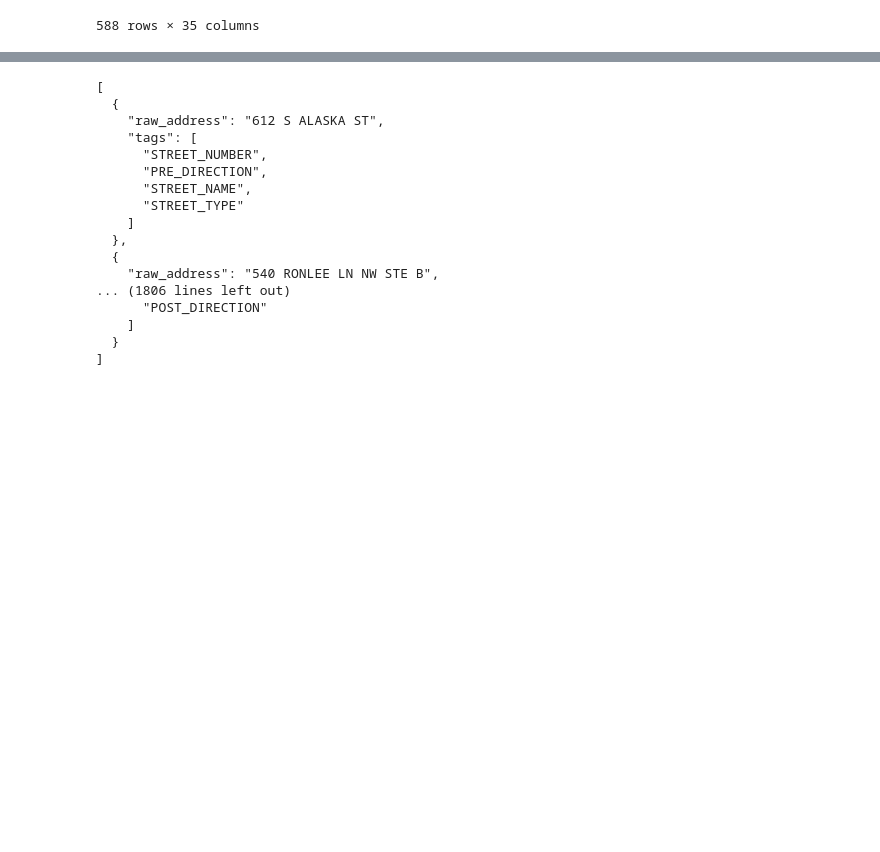
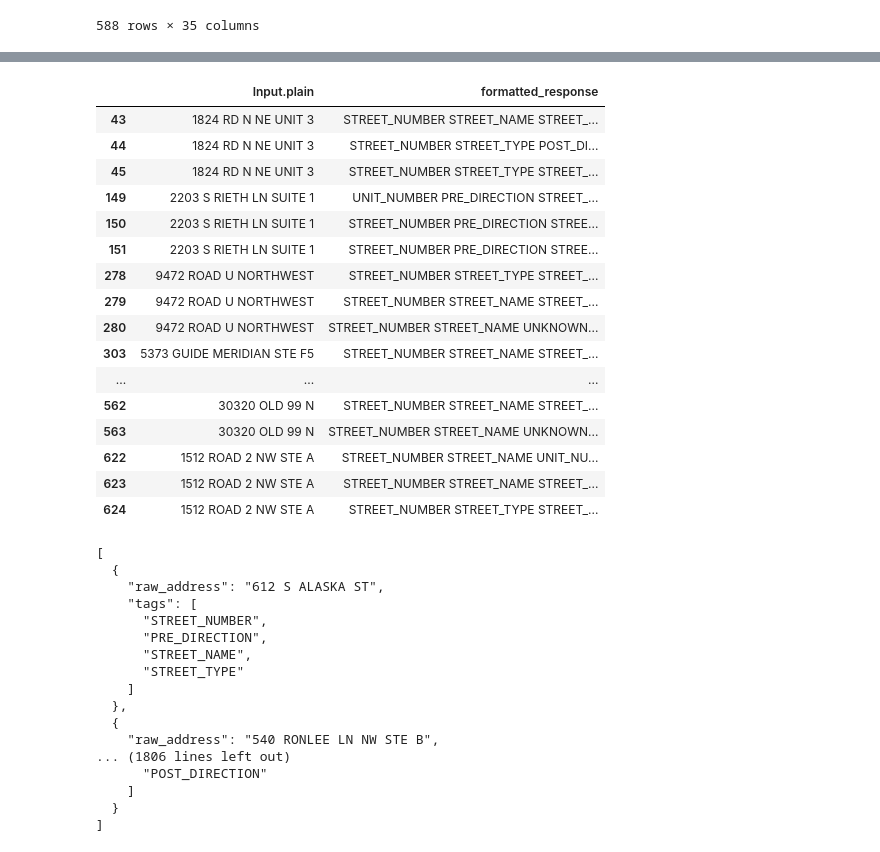
Before and after one commit to aberk104/CS410-Project, a Jupyter notebook: Creating Training Data with Amazon Mechanical Turk.ipynb, the cells around one changed output, grey strips where cells are left out. Saved outputs shown, nothing was run; the diff lists cells and outputs as text; code cells hidden in the pictures; blank space fills up the shorter version.

```diff
--- a/Creating Training Data with Amazon Mechanical Turk.ipynb
+++ b/Creating Training Data with Amazon Mechanical Turk.ipynb
@@ -24,8 +15,3 @@ COMPASS_POINTS_DICT = {'NORTH': {'N','NORTH','N.'},
-# %%
-new_dict = dict()
-for k, values in COMPASS_POINTS_DICT.items():
-    for v in values:
-        new_dict[v] = k
 # %%
 mturk1 = pd.read_csv('data/mturk1.csv')
 # %%
@@ -146,3 +119,23 @@ tagdf = df[df['ValueCounts'] > 1][['Input.plain', 'formatted_response']].drop_du
+# %%
+df[df[df['Approve']=='x'].groupby('HITId')['formatted_response'].transform('nunique') == 3][['Input.plain', 'formatted_response']]
+# %% [output]
+|  | Input.plain | formatted_response |
+| 43 | 1824 RD N NE UNIT 3 | STREET_NUMBER STREET_NAME STREET_... |
+| 44 | 1824 RD N NE UNIT 3 | STREET_NUMBER STREET_TYPE POST_DI... |
+| 45 | 1824 RD N NE UNIT 3 | STREET_NUMBER STREET_TYPE STREET_... |
+| 149 | 2203 S RIETH LN SUITE 1 | UNIT_NUMBER PRE_DIRECTION STREET_... |
+| 150 | 2203 S RIETH LN SUITE 1 | STREET_NUMBER PRE_DIRECTION STREE... |
+| 151 | 2203 S RIETH LN SUITE 1 | STREET_NUMBER PRE_DIRECTION STREE... |
+| 278 | 9472 ROAD U NORTHWEST | STREET_NUMBER STREET_TYPE STREET_... |
+| 279 | 9472 ROAD U NORTHWEST | STREET_NUMBER STREET_NAME STREET_... |
+| 280 | 9472 ROAD U NORTHWEST | STREET_NUMBER STREET_NAME UNKNOWN... |
+| 303 | 5373 GUIDE MERIDIAN STE F5 | STREET_NUMBER STREET_NAME STREET_... |
+| ... | ... | ... |
+| 562 | 30320 OLD 99 N | STREET_NUMBER STREET_NAME STREET_... |
+| 563 | 30320 OLD 99 N | STREET_NUMBER STREET_NAME UNKNOWN... |
+| 622 | 1512 ROAD 2 NW STE A | STREET_NUMBER STREET_NAME UNIT_NU... |
+| 623 | 1512 ROAD 2 NW STE A | STREET_NUMBER STREET_NAME STREET_... |
+| 624 | 1512 ROAD 2 NW STE A | STREET_NUMBER STREET_TYPE STREET_... |
 # %%
 training_data = list()
 for i, ad, r in tagdf.itertuples():
```
Also changed, not shown: parts of 5 cells of this notebook, 9 other files.
